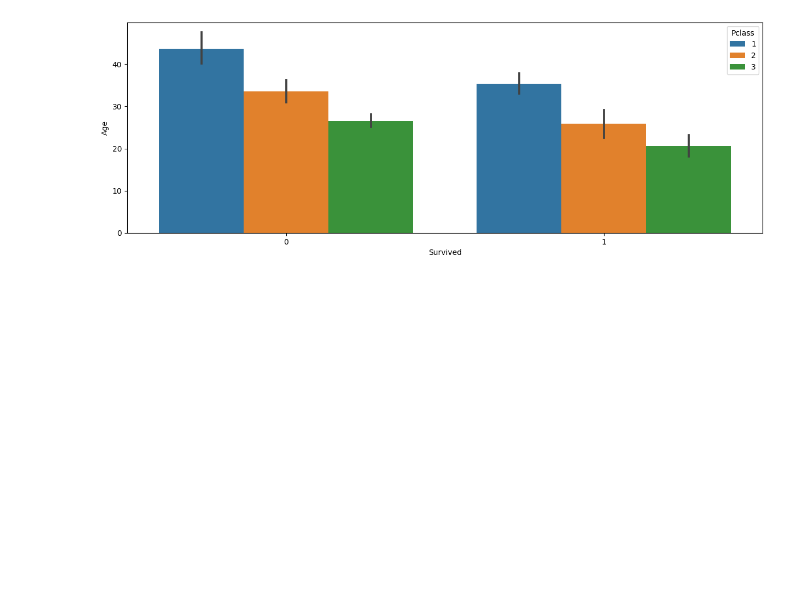
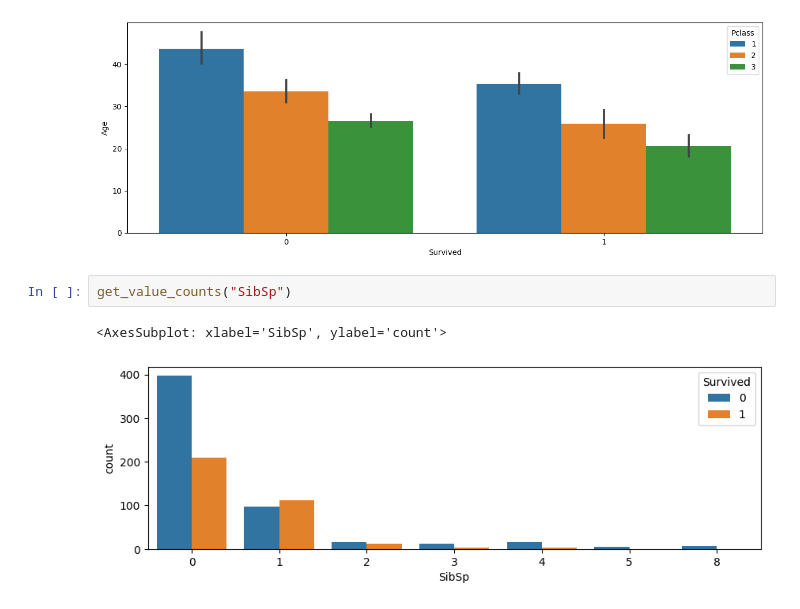
Before and after one commit to ortizfram/Case-study-of-Titanic, a Jupyter notebook: case-study.ipynb, the cells around one changed output. Drawn from its saved outputs; the diff is of its cells as text; blank space fills up the shorter version.

Commit message:
countplot parch, sibsp

```diff
--- a/case-study.ipynb
+++ b/case-study.ipynb
@@ -156,3 +156,8 @@ sns.barplot(x=df["Survived"],y=df["Age"],hue = df["Pclass"])
 plt.show()
 # %% [output]
 [figure]
+# %%
+get_value_counts("SibSp")
+# %% [output]
+<AxesSubplot: xlabel='SibSp', ylabel='count'>
+[figure, added]
```
Also changed, not shown: parts of 3 cells of this notebook.
